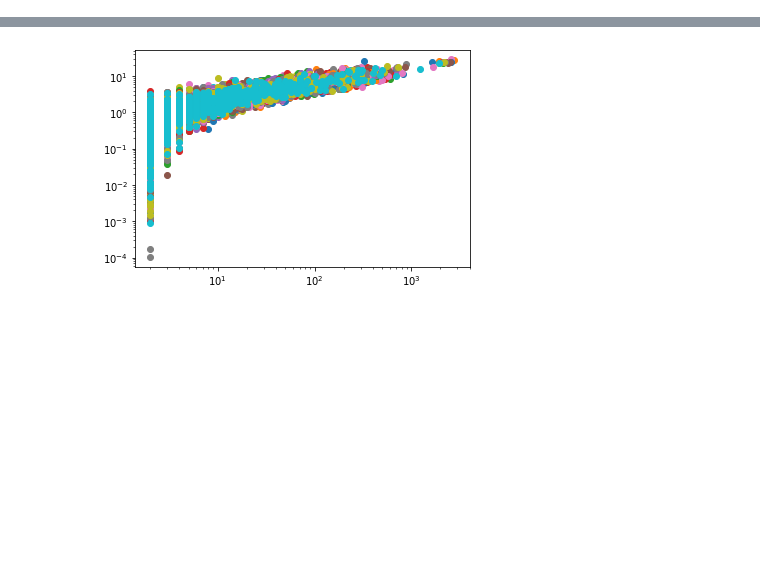
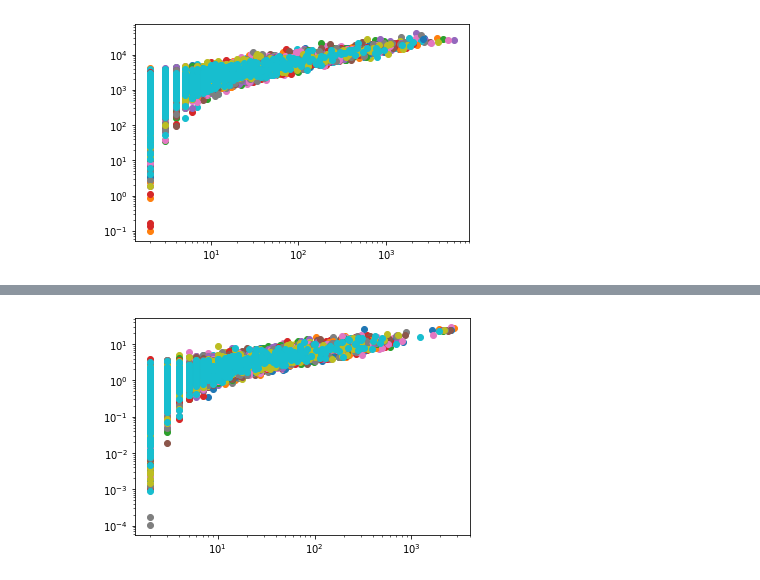
Before and after one commit to forero/DelaunayASTRA, a Jupyter notebook: nb/explore_web.ipynb, the cells around one changed output, grey strips where cells are left out. Saved outputs shown, nothing was run; the diff lists cells and outputs as text; code cells hidden in the pictures; blank space fills up the shorter version.

```diff
--- a/nb/explore_web.ipynb
+++ b/nb/explore_web.ipynb
@@ -2,3 +2,13 @@
 import numpy as np
 import matplotlib.pyplot as plt
 import pandas as pd
+# %%
+voids_TNG = {}
+for i in range(100):
+    voids_TNG[i] = pd.read_csv('../data/TNG/TNG300-1/web/void_random_{:03d}_subhalo_massive_xyz_subhalo_massive_xyz.csv'.format(i))
+# %%
+for i in range(20):
+    plt.scatter(voids_TNG[i]['N'], voids_TNG[i]['SIGMA_R'])
+    plt.loglog()
+# %% [output]
+[figure, added]
```
Also changed, not shown: parts of 7 cells of this notebook.
